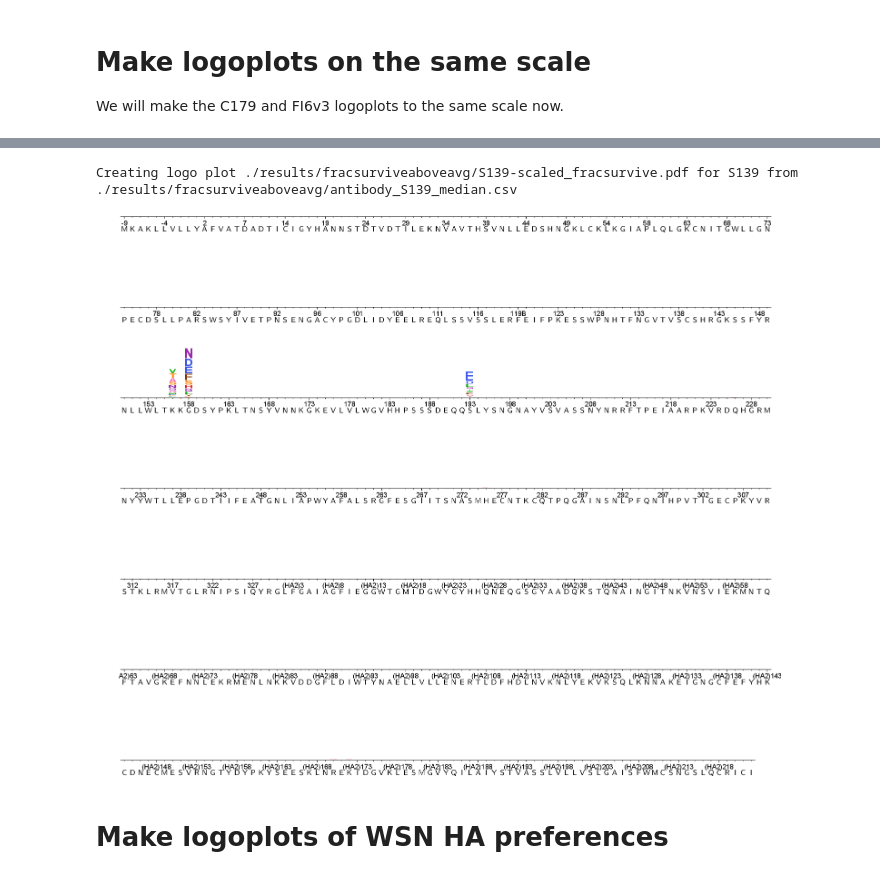
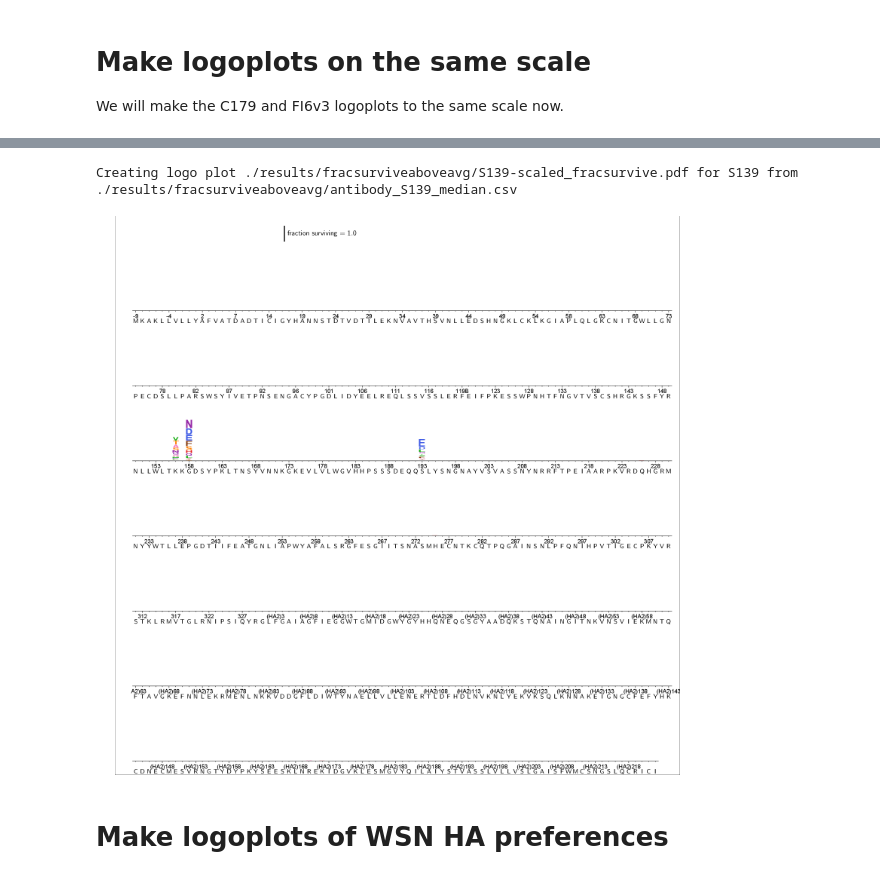
Before and after one commit to jbloomlab/HA_antibody_ease_of_escape, a Jupyter notebook: analysis_code/analysis_notebook.ipynb, the cells around one changed output, grey strips where cells are left out. Saved outputs shown, nothing was run; the diff lists cells and outputs as text; code cells hidden in the pictures.

```diff
--- a/analysis_code/analysis_notebook.ipynb
+++ b/analysis_code/analysis_notebook.ipynb
@@ -540,6 +540,7 @@ for f in bmedianfiles[:2]:
     logoplot = os.path.join(fracsurviveaboveavgdir, '{0}_fracsurvive.pdf'.format(abname))
     scaledlogoplots.append(logoplot)
 
+    scalelabel = '"fraction surviving = 0.1"'
     print("Creating logo plot {0} for {1} from {2}".format(logoplot, antibody, f))
     log = !dms2_logoplot \
             --fracsurvive {f} \
@@ -550,6 +551,7 @@ for f in bmedianfiles[:2]:
             --underlay yes \
             --overlay1 {f} wildtype wildtype \
             --fracsurvivemax 0.4 \
+            --scalebar 0.1 {scalelabel} \
             --use_existing no
 
     showPDF(logoplot)
@@ -561,25 +563,27 @@ Creating logo plot ./results/fracsurviveaboveavg/C179-scaled_fracsurvive.pdf for
 # %%
 for f in [bmedianfiles[2]]:
     antibody = 'S139'
     abname = antibody + '-scaled'
     logoplot = os.path.join(fracsurviveaboveavgdir, '{0}_fracsurvive.pdf'.format(abname))
 
+    scalelabel = '"fraction surviving = 1.0"'
     print("Creating logo plot {0} for {1} from {2}".format(logoplot, antibody, f))
     log = !dms2_logoplot \
             --fracsurvive {f} \
             --name {abname} \
             --outdir {fracsurviveaboveavgdir} \
             --numberevery 5 \
             --nperline 81 \
             --underlay yes \
             --overlay1 {f} wildtype wildtype \
             --fracsurvivemax 4 \
+            --scalebar 1.0 {scalelabel} \
             --use_existing no
 
     showPDF(logoplot)
 # %% [output]
 Creating logo plot ./results/fracsurviveaboveavg/S139-scaled_fracsurvive.pdf for S139 from ./results/fracsurviveaboveavg/antibody_S139_median.csv
-[figure, old version]
+[figure, new version]
 # %% [markdown]
 # Make logoplots of WSN HA preferences
 # %% [markdown]
```
Also changed, not shown: parts of 1 cell of this notebook.
